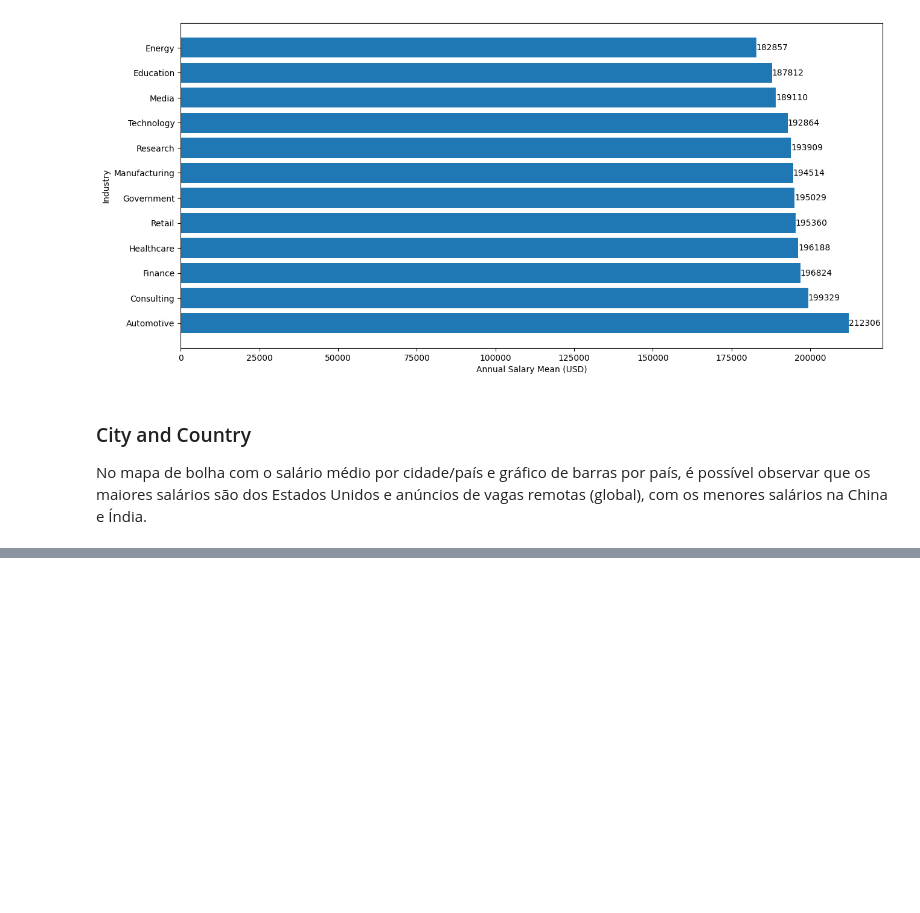
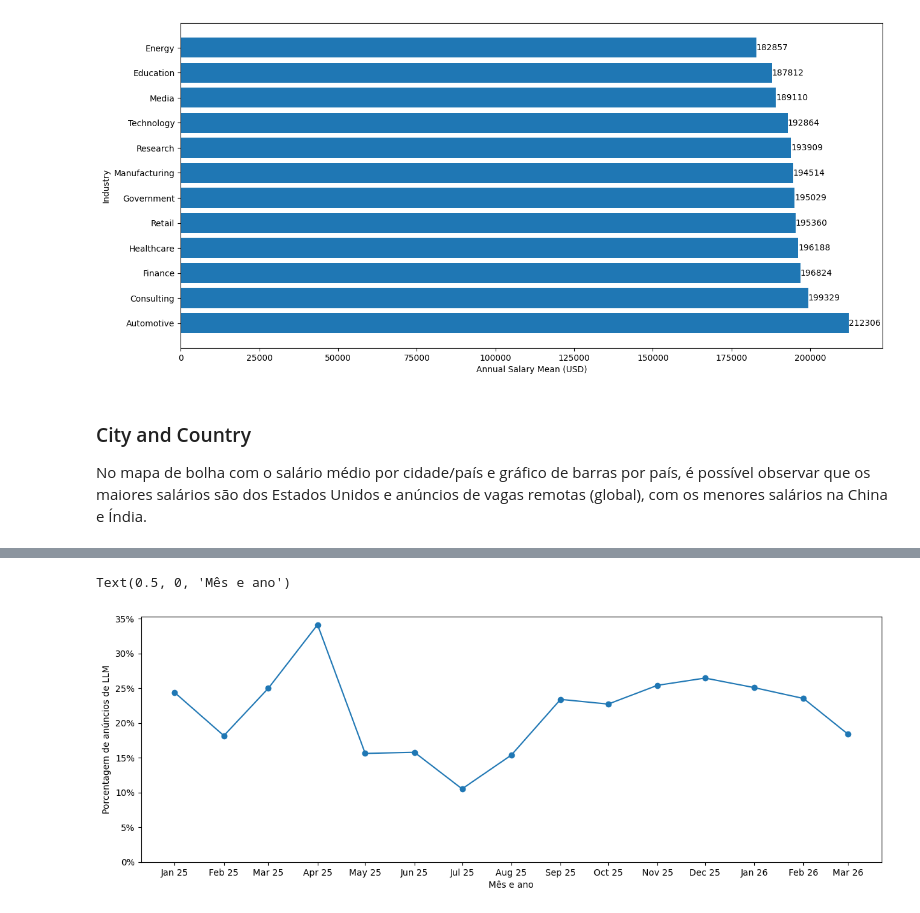
Before and after one commit to LucasDSF7/Data-Analysis-Puc-Rio, a Jupyter notebook: mvp/ia_jobs_market.ipynb, the cells around one changed output, grey strips where cells are left out. Drawn from its saved outputs; the diff is of its cells as text; code cells hidden in the pictures; blank space fills up the shorter version.

```diff
--- a/mvp/ia_jobs_market.ipynb
+++ b/mvp/ia_jobs_market.ipynb
@@ -524,0 +531,15 @@ Text(0.5, 1.0, 'Salário médio USD (2015 - 2016)')
+# %%
+aux_df = df_copy.groupby(['posting_date', 'is_llm_role']).size()
+# aux_df possui um MultiIndex no formato (posting_date, is_llm_role)
+# trazendo como valor o número de ocorrências de cada combinação de index.
+aux_table = {'Posting Date': [], 'llm role %': []}
+for index in aux_df.index.to_list():
+    if index[0] in aux_table['Posting Date']:  # A data é repetida para o index is_llm_role 0 e 1
+        continue
+    sr = aux_df.loc[index[0]]
+    aux_table['Posting Date'].append(index[0])
+    # sr é o retorno do .loc em um posting date -> sr.loc[0] retorna o valor de is_llm_role = 0.
+    aux_table['llm role %'].append(100 * sr.loc[1] / (sr.loc[0] + sr.loc[1]))
+df_hp1 = pd.DataFrame(aux_table)
+df_hp1['Date Label'] = df_hp1['Posting Date'].apply(lambda x: datetime.strftime(x, "%b %y"))
+df_hp1.head(5)
@@ -524,0 +553,11 @@ Text(0.5, 1.0, 'Salário médio USD (2015 - 2016)')
+# %%
+fig, ax = plt.subplots(figsize = (15,5))
+ax.plot(df_hp1['Posting Date'], df_hp1['llm role %'], marker='o')
+ax.set_xticks(ticks=df_hp1['Posting Date'], labels=df_hp1['Date Label'])
+yticks = range(0, 40, 5)
+ax.set_yticks(ticks = yticks, labels = ["{:.0f}%".format(y) for y in yticks])
+ax.set_ylabel('Porcentagem de anúncios de LLM')
+ax.set_xlabel('Mês e ano')
+# %% [output]
+Text(0.5, 0, 'Mês e ano')
+[figure, added]
```
Also changed, not shown: parts of 15 cells of this notebook.
